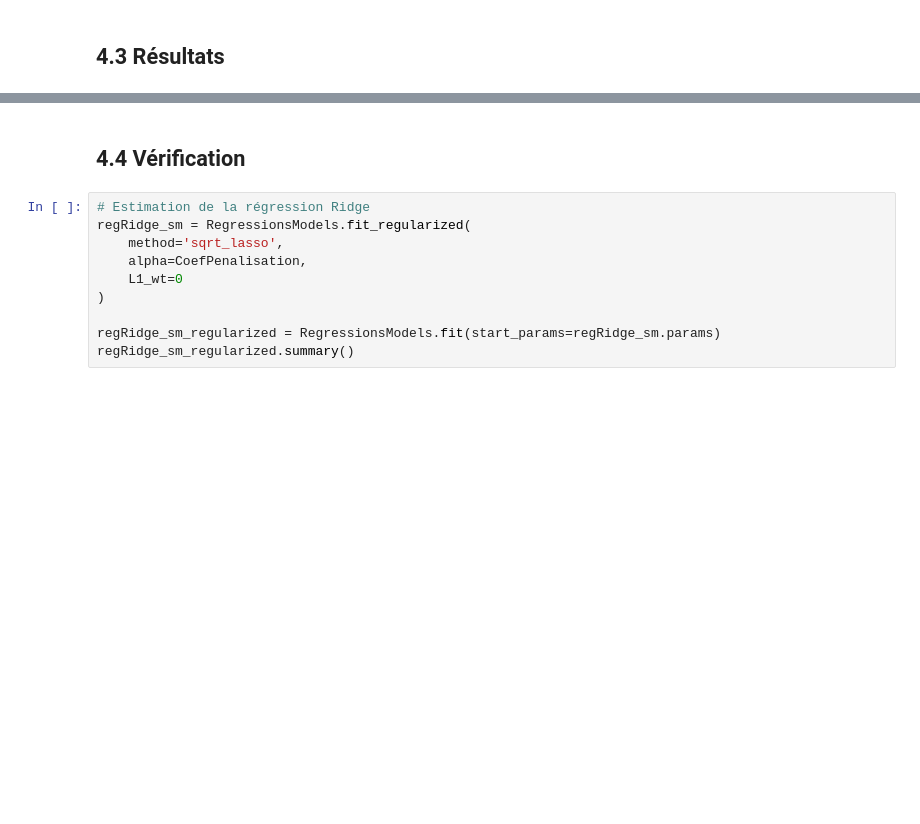
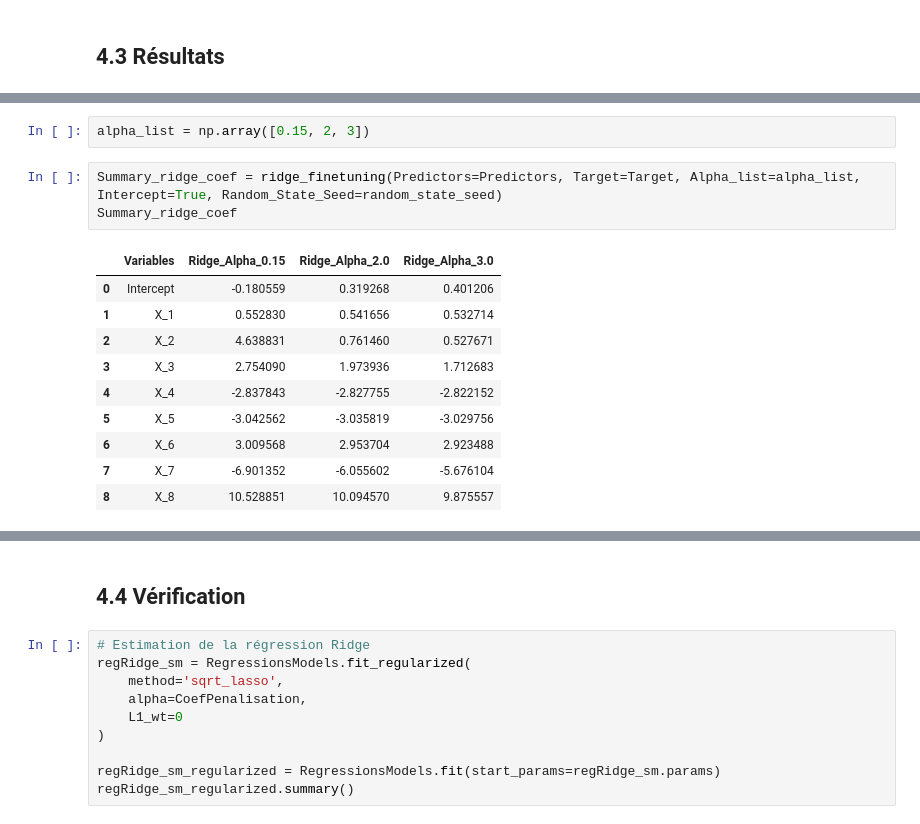
Before and after one commit to beng-one/Simulation-Ridge-Lasso-SRL, a Jupyter notebook: Simulation.ipynb, the cells around one changed output, grey strips where cells are left out. Saved outputs shown, nothing was run; the diff lists cells and outputs as text; blank space fills up the shorter version.

```diff
--- a/Simulation.ipynb
+++ b/Simulation.ipynb
@@ -271,0 +316,16 @@ array([ 0.56941667, -0.80642656,  4.84135191, -2.83129078, -2.81766562,
+# %%
+alpha_list = np.array([0.15, 2, 3])
+# %%
+Summary_ridge_coef = ridge_finetuning(Predictors=Predictors, Target=Target, Alpha_list=alpha_list, Intercept=True, Random_State_Seed=random_state_seed)
+Summary_ridge_coef
+# %% [output]
+|  | Variables | Ridge_Alpha_0.15 | Ridge_Alpha_2.0 | Ridge_Alpha_3.0 |
+| 0 | Intercept | -0.180559 | 0.319268 | 0.401206 |
+| 1 | X_1 | 0.552830 | 0.541656 | 0.532714 |
+| 2 | X_2 | 4.638831 | 0.761460 | 0.527671 |
+| 3 | X_3 | 2.754090 | 1.973936 | 1.712683 |
+| 4 | X_4 | -2.837843 | -2.827755 | -2.822152 |
+| 5 | X_5 | -3.042562 | -3.035819 | -3.029756 |
+| 6 | X_6 | 3.009568 | 2.953704 | 2.923488 |
+| 7 | X_7 | -6.901352 | -6.055602 | -5.676104 |
+| 8 | X_8 | 10.528851 | 10.094570 | 9.875557 |
```
Also changed, not shown: parts of 23 cells of this notebook, 6 other files.
